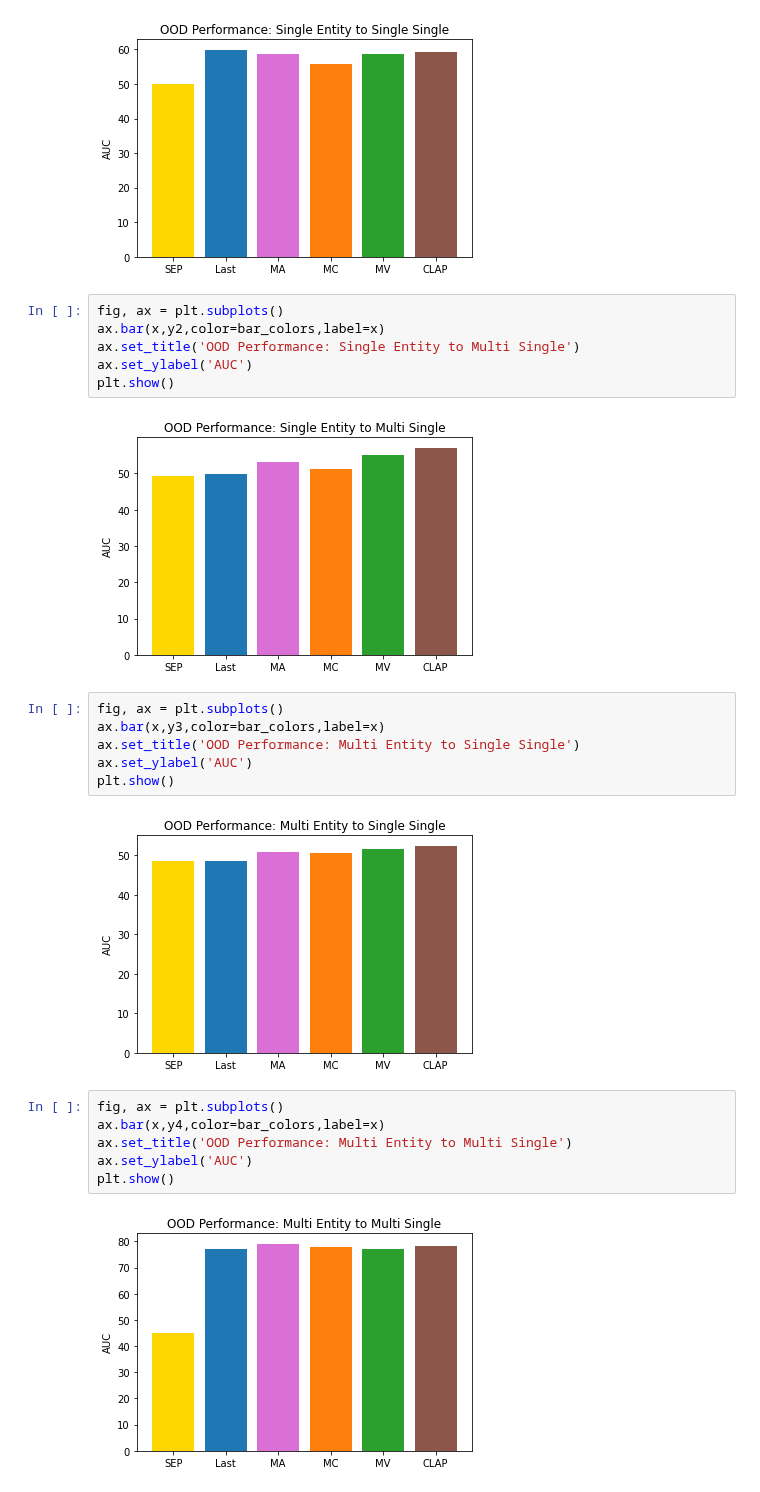
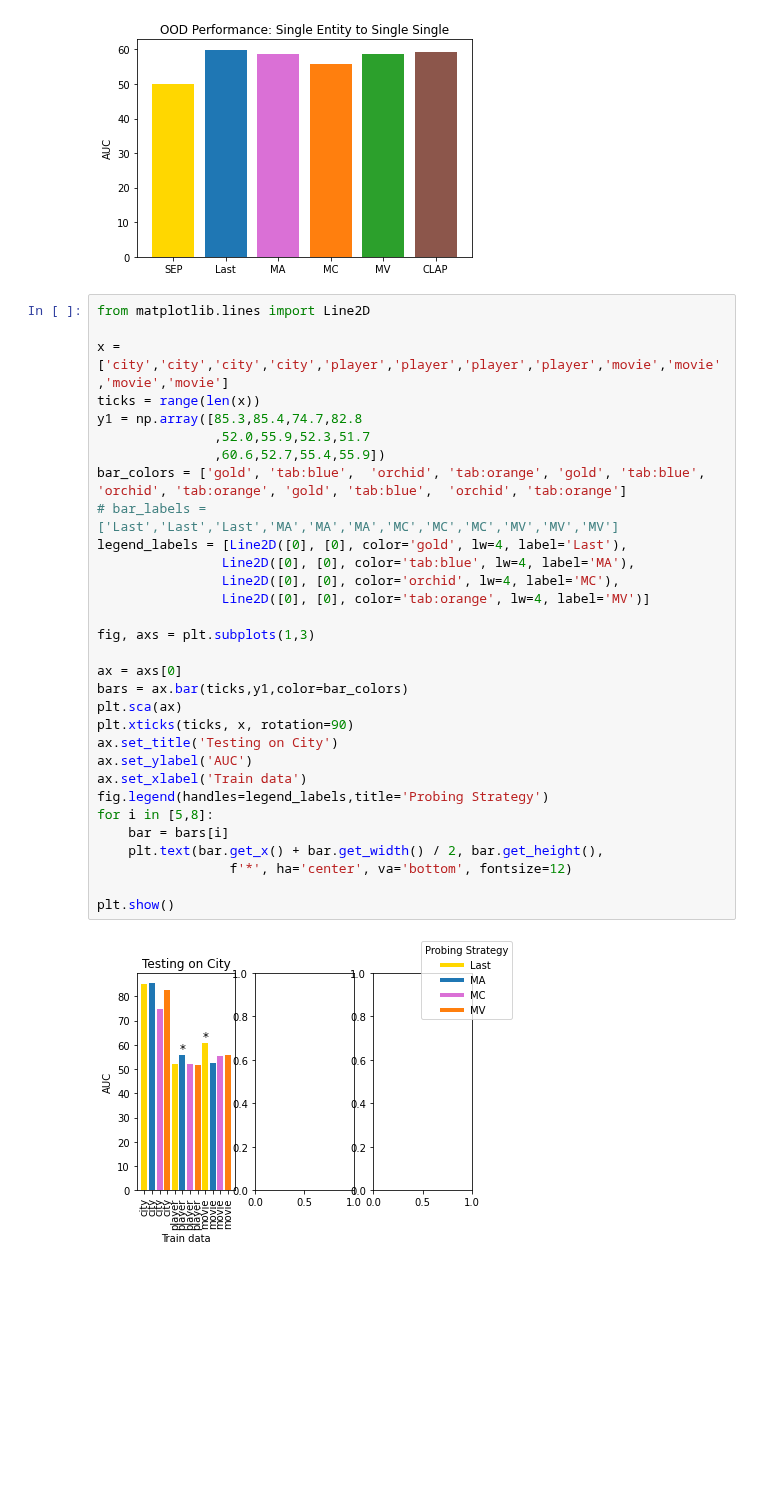
Before and after one commit to itsmemala/honest_llama, a Jupyter notebook: Graphs.ipynb, the cells around one changed output. Drawn from its saved outputs; the diff is of its cells as text; blank space fills up the shorter version.

```diff
--- a/Graphs.ipynb
+++ b/Graphs.ipynb
@@ -27,27 +27,36 @@ ax.set_ylabel('AUC')
 plt.show()
 # %% [output]
 [figure]
-# %%
-fig, ax = plt.subplots()
-ax.bar(x,y2,color=bar_colors,label=x)
-ax.set_title('OOD Performance: Single Entity to Multi Single')
-ax.set_ylabel('AUC')
-plt.show()
-# %% [output]
-[figure, removed]
-# %%
-fig, ax = plt.subplots()
-ax.bar(x,y3,color=bar_colors,label=x)
-ax.set_title('OOD Performance: Multi Entity to Single Single')
-ax.set_ylabel('AUC')
-plt.show()
-# %% [output]
-[figure, removed]
-# %%
-fig, ax = plt.subplots()
-ax.bar(x,y4,color=bar_colors,label=x)
-ax.set_title('OOD Performance: Multi Entity to Multi Single')
-ax.set_ylabel('AUC')
-plt.show()
-# %% [output]
-[figure, removed]
+# %%
+from matplotlib.lines import Line2D
+
+x = ['city','city','city','city','player','player','player','player','movie','movie','movie','movie']
+ticks = range(len(x))
+y1 = np.array([85.3,85.4,74.7,82.8
+               ,52.0,55.9,52.3,51.7
+               ,60.6,52.7,55.4,55.9])
+bar_colors = ['gold', 'tab:blue',  'orchid', 'tab:orange', 'gold', 'tab:blue',  'orchid', 'tab:orange', 'gold', 'tab:blue',  'orchid', 'tab:orange']
+# bar_labels = ['Last','Last','Last','MA','MA','MA','MC','MC','MC','MV','MV','MV']
+legend_labels = [Line2D([0], [0], color='gold', lw=4, label='Last'),
+                Line2D([0], [0], color='tab:blue', lw=4, label='MA'),
+                Line2D([0], [0], color='orchid', lw=4, label='MC'),
+                Line2D([0], [0], color='tab:orange', lw=4, label='MV')]
+
+fig, axs = plt.subplots(1,3)
+
+ax = axs[0]
+bars = ax.bar(ticks,y1,color=bar_colors)
+plt.sca(ax)
+plt.xticks(ticks, x, rotation=90)
+ax.set_title('Testing on City')
+ax.set_ylabel('AUC')
+ax.set_xlabel('Train data')
+fig.legend(handles=legend_labels,title='Probing Strategy')
+for i in [5,8]:
+    bar = bars[i]
+    plt.text(bar.get_x() + bar.get_width() / 2, bar.get_height(),
+                 f'*', ha='center', va='bottom', fontsize=12)
+
+plt.show()
+# %% [output]
+[figure, added]
```
Also changed, not shown: parts of 1 cell of this notebook, 3 other files.
